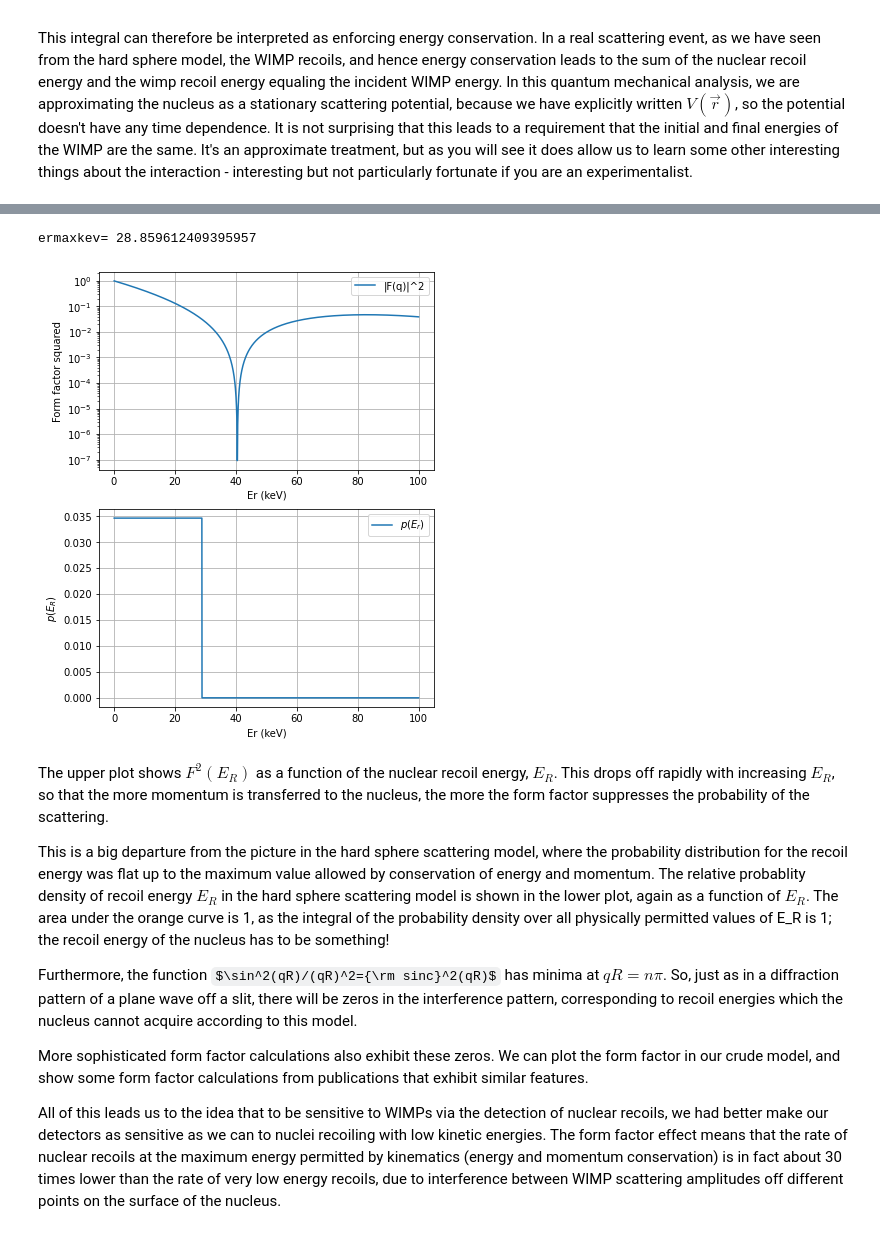
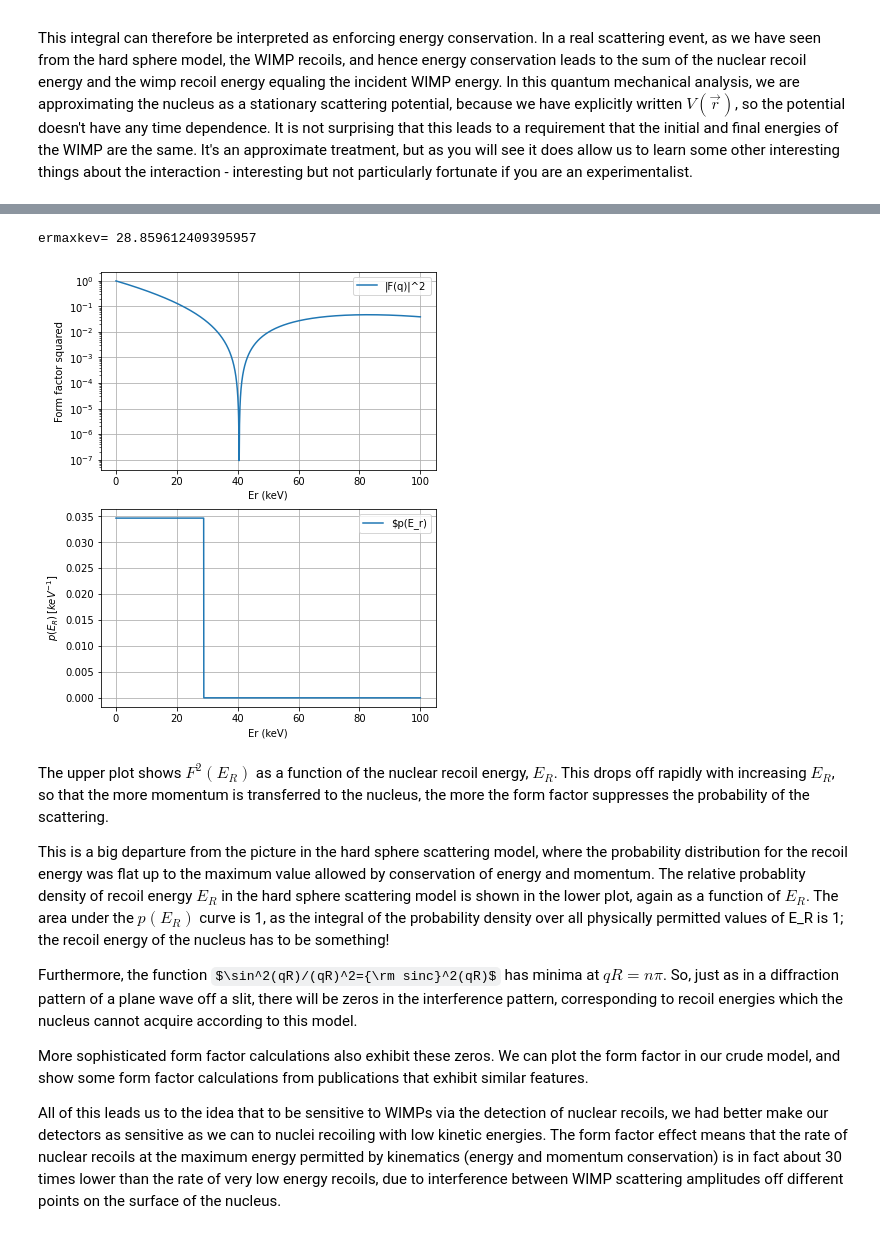
Before and after one commit to eddaw1/dark_matter_course, a Jupyter notebook: _build/html/_sources/chapter3/chapter3.ipynb, the cells around one changed output, grey strips where cells are left out. Saved outputs shown, nothing was run; the diff lists cells and outputs as text; code cells hidden in the pictures; some formulas as TeX source.

```diff
--- a/_build/html/_sources/chapter3/chapter3.ipynb
+++ b/_build/html/_sources/chapter3/chapter3.ipynb
@@ -236,40 +236,40 @@ hbarc = 0.2 # constant in GeV*fm
 # work out the probability density for the recoil energy in the hard sphere model
 vw=230 # km/s
 mw=100
 mu=(mn*mw)/(mn+mw)
 ermaxkev=2*mu*mu*(vw/3E5)*(vw/3E5)/(mn)*1E6
 print("ermaxkev=",ermaxkev)
 per=1/(ermaxkev)
 perdist=np.zeros(len(Er))
 fsq = np.zeros(len(Er))
 acount=0;
 for erec in Er:
     fsq[acount]=np.sin(R*np.sqrt(2*mn*erec)/hbarc)*np.sin(R*np.sqrt(2*mn*erec)/hbarc) / \
         (2*mn*erec*R*R/(hbarc*hbarc))
     if (erec*1E6)<ermaxkev:
         perdist[acount]=1/(ermaxkev)
     acount+=1
 # Make a plot of the nuclear form factor squared as a function of the recoil energy of a Xenon nucleus.
 fig, (ax1, ax2) = plt.subplots(2, 1, sharex=False, figsize=(6, 8))
 ax1.plot(Er*1e6, fsq, label='|F(q)|^2')
 ax1.set_ylabel('Form factor squared')
 ax1.legend()
 ax1.grid(True)
 ax1.set_xlabel('Er (keV)')
 ax1.set_yscale('log')
 # Make a second plot of the recoil energy probability density in the hard sphere scattering model.
-ax2.plot(Er*1e6, perdist, label='$p(E_r)$')
+ax2.plot(Er*1e6, perdist, label='$p(E_r)')
 ax2.set_xlabel('Er (keV)')
-ax2.set_ylabel('$p(E_R)$')
+ax2.set_ylabel('$p(E_R) \,[keV^{-1}]$')
 ax2.legend()
 ax2.grid(True)
 # %% [output]
 ermaxkev= 28.859612409395957
-[figure, old version]
+[figure, new version]
 # %% [markdown]
 The upper plot shows $F^2(E_R)$ as a function of the nuclear recoil energy, $E_R$. This drops off rapidly with increasing $E_R$, so that the more momentum is transferred to the nucleus, the more the form factor suppresses the probability of the scattering.
 
-This is a big departure from the picture in the hard sphere scattering model, where the probability distribution for the recoil energy was flat up to the maximum value allowed by conservation of energy and momentum. The relative probablity density of recoil energy $E_R$ in the hard sphere scattering model is shown in the lower plot, again as a function of $E_R$. The area under the orange curve is 1, as the integral of the probability density over all physically permitted values of E_R is 1; the recoil energy of the nucleus has to be something!
+This is a big departure from the picture in the hard sphere scattering model, where the probability distribution for the recoil energy was flat up to the maximum value allowed by conservation of energy and momentum. The relative probablity density of recoil energy $E_R$ in the hard sphere scattering model is shown in the lower plot, again as a function of $E_R$. The area under the $p(E_R)$ curve is 1, as the integral of the probability density over all physically permitted values of E_R is 1; the recoil energy of the nucleus has to be something!
 
 Furthermore, the function $\sin^2(qR)/(qR)^2={\rm sinc}^2(qR)$ has minima at
 $qR=n\pi$. So, just as in a diffraction pattern of a plane wave off a slit, there will be zeros in the interference pattern, corresponding to recoil energies which the nucleus cannot acquire according to this model.
```
Also changed, not shown: parts of 1 cell of this notebook, 6 other files.
